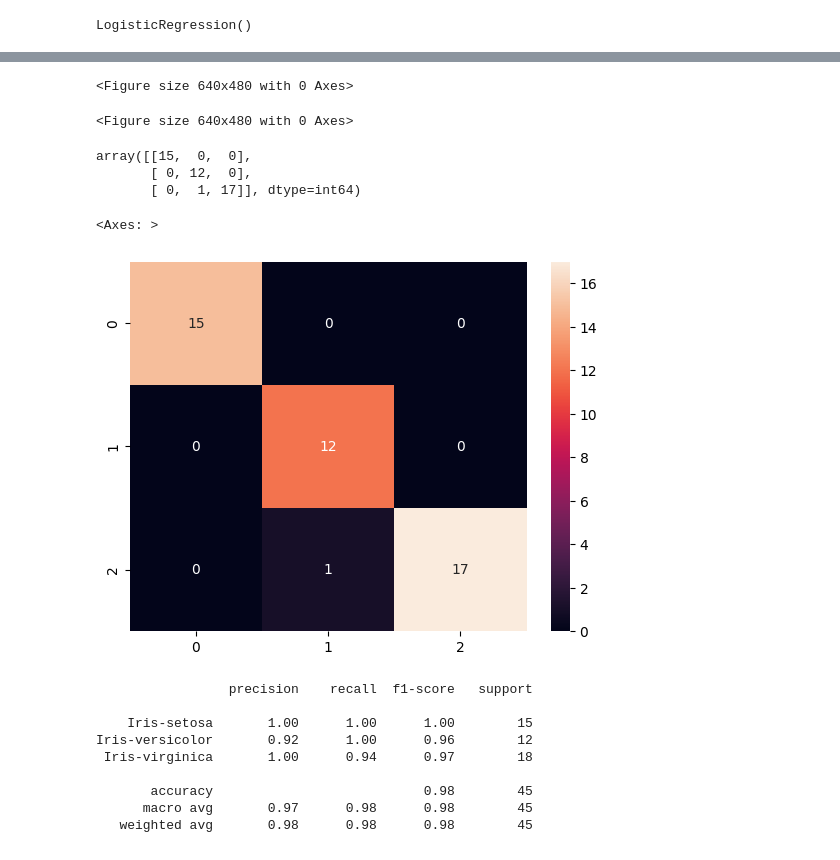
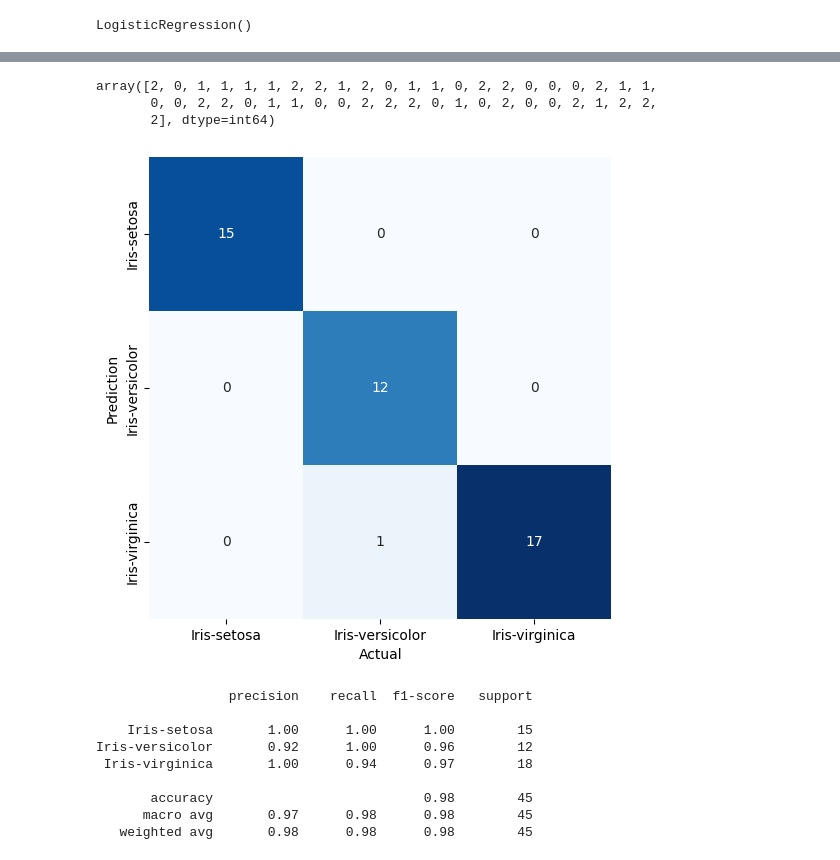
Before and after one commit to Peroni04/FISTIC2024, a Jupyter notebook: Less07/iris.ipynb, the cells around one changed output, grey strips where cells are left out. Saved outputs shown, nothing was run; the diff lists cells and outputs as text; code cells hidden in the pictures.

```diff
--- a/Less07/iris.ipynb
+++ b/Less07/iris.ipynb
@@ -35,4 +35,6 @@ sns.pairplot(df,hue="class")
 # %% [output]
 <seaborn.axisgrid.PairGrid at 0x...>
 [figure]
+# %%
+df['reclass'] = df["class"].map({'Iris-versicolor':1, 'Iris-virginica':2,'Iris-setosa':0})
 # %%
@@ -49,3 +51,15 @@ model=LogisticRegression()
 model.fit(X_train,y_train)
 # %% [output]
 LogisticRegression()
+# %%
+
+target = "reclass"
+X = df.drop([target, 'class'],axis=1)
+y = df[target]
+X_train1, X_test1, y_train1, y_test1 = train_test_split(X,y,
+                                                    test_size=0.3,
+                                                    random_state=667,
+                                                    )
+# %%
+model1=LogisticRegression()
+model1.fit(X_train1,y_train1)
@@ -71,23 +86,24 @@ array(['Iris-virginica', 'Iris-setosa', 'Iris-versicolor',
-# %%
-length=y_pred.shape[0]
-x=np.linspace(0,length,length)
-plt.figure()
-# %% [output]
-<Figure size 640x480 with 0 Axes>
-<Figure size 640x480 with 0 Axes>
-# %%
-from sklearn.metrics import confusion_matrix
-cm=confusion_matrix(y_test,y_pred)
-cm
-# %% [output]
-array([[15,  0,  0],
-       [ 0, 12,  0],
-       [ 0,  1, 17]], dtype=int64)
-# %%
-sns.heatmap(cm,annot=True)
-# %% [output]
-<Axes: >
-[figure, removed]
+# %%
+y_pred1=model1.predict(X_test1)
+y_pred1
+# %% [output]
+array([2, 0, 1, 1, 1, 1, 2, 2, 1, 2, 0, 1, 1, 0, 2, 2, 0, 0, 0, 2, 1, 1,
+       0, 0, 2, 2, 0, 1, 1, 0, 0, 2, 2, 2, 0, 1, 0, 2, 0, 0, 2, 1, 2, 2,
+       2], dtype=int64)
+# %%
+from sklearn.metrics import confusion_matrix
+bestmodel = model1
+labels = ['Iris-setosa','Iris-versicolor', 'Iris-virginica']
+conf = confusion_matrix(y_test1, y_pred1)
+plt.figure(figsize = [6,6])
+sns.heatmap(conf, cmap='Blues', annot=True, square=True, cbar=False,
+        xticklabels=labels,
+        yticklabels=labels,fmt=".3g");
+plt.xlabel('Actual')
+plt.ylabel('Prediction')
+plt.show() # This is part that
+# %% [output]
+[figure, added]
 # %%
 from sklearn.metrics import classification_report
 print(classification_report(y_test,y_pred))
```
Also changed, not shown: parts of 19 cells of this notebook, 6 other files.
